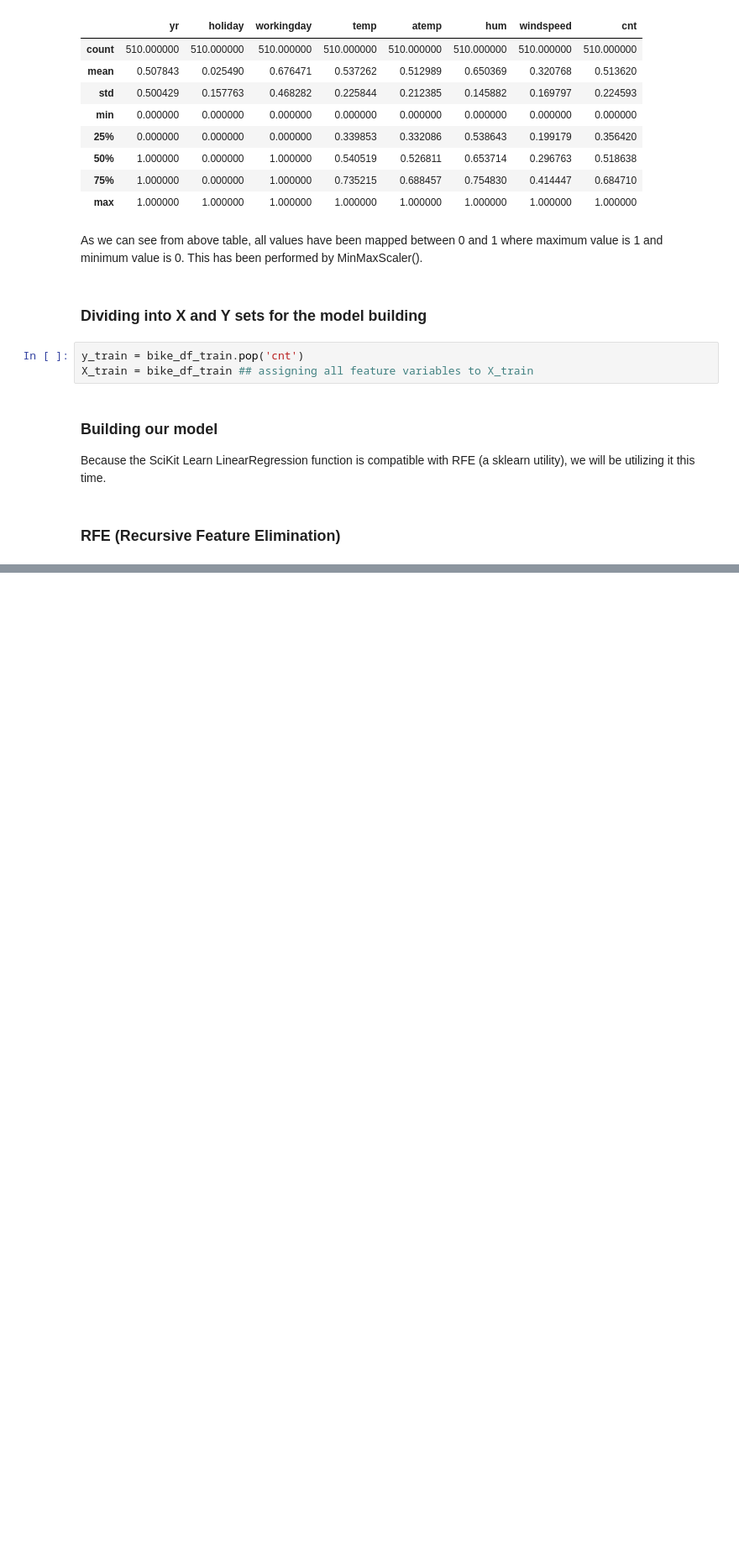
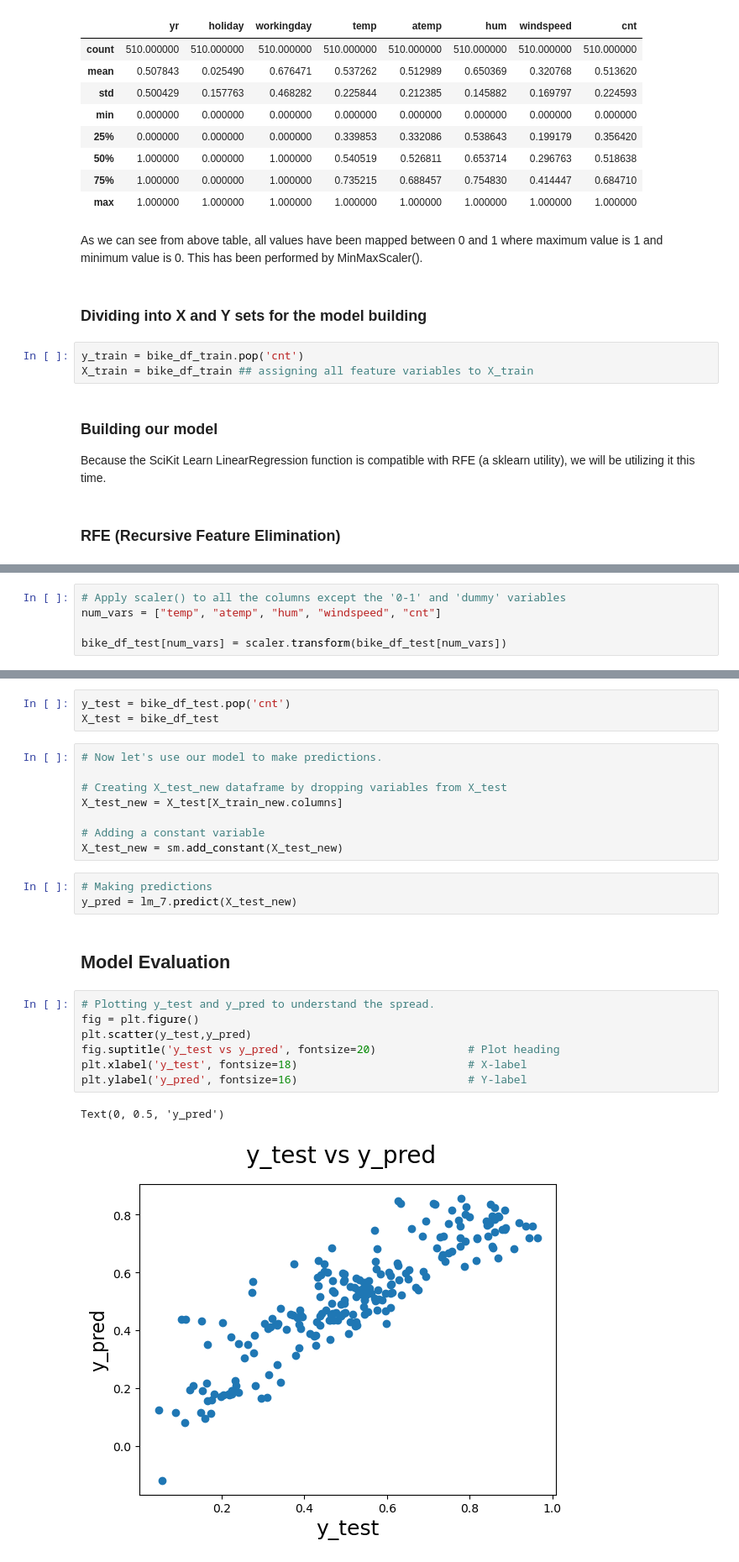
Before and after one commit to shakyasamin/Bike-Sharing_model, a Jupyter notebook: Bike-sharing.ipynb, the cells around one changed output, grey strips where cells are left out. Shown at 84% size. Saved outputs shown, nothing was run; the diff lists cells and outputs as text; blank space fills up the shorter version.

```diff
--- a/Bike-sharing.ipynb
+++ b/Bike-sharing.ipynb
@@ -365,0 +655,5 @@ list(zip(X_train.columns,rfe.support_,rfe.ranking_))
+# %%
+# Apply scaler() to all the columns except the '0-1' and 'dummy' variables
+num_vars = ["temp", "atemp", "hum", "windspeed", "cnt"]
+
+bike_df_test[num_vars] = scaler.transform(bike_df_test[num_vars])
@@ -365,0 +671,26 @@ list(zip(X_train.columns,rfe.support_,rfe.ranking_))
+# %%
+y_test = bike_df_test.pop('cnt')
+X_test = bike_df_test
+# %%
+# Now let's use our model to make predictions.
+
+# Creating X_test_new dataframe by dropping variables from X_test
+X_test_new = X_test[X_train_new.columns]
+
+# Adding a constant variable
+X_test_new = sm.add_constant(X_test_new)
+# %%
+# Making predictions
+y_pred = lm_7.predict(X_test_new)
+# %% [markdown]
+## Model Evaluation
+# %%
+# Plotting y_test and y_pred to understand the spread.
+fig = plt.figure()
+plt.scatter(y_test,y_pred)
+fig.suptitle('y_test vs y_pred', fontsize=20)              # Plot heading
+plt.xlabel('y_test', fontsize=18)                          # X-label
+plt.ylabel('y_pred', fontsize=16)                          # Y-label
+# %% [output]
+Text(0, 0.5, 'y_pred')
+[figure, added]
```
Also changed, not shown: parts of 56 cells of this notebook.
